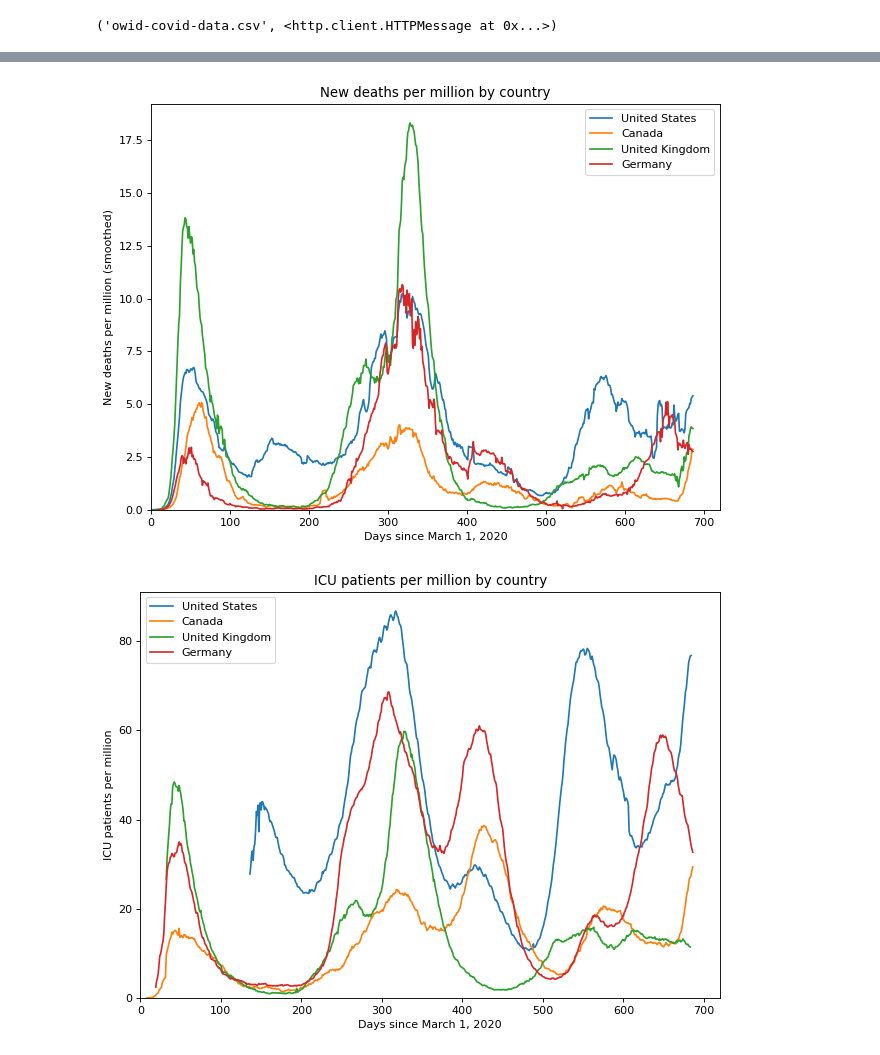
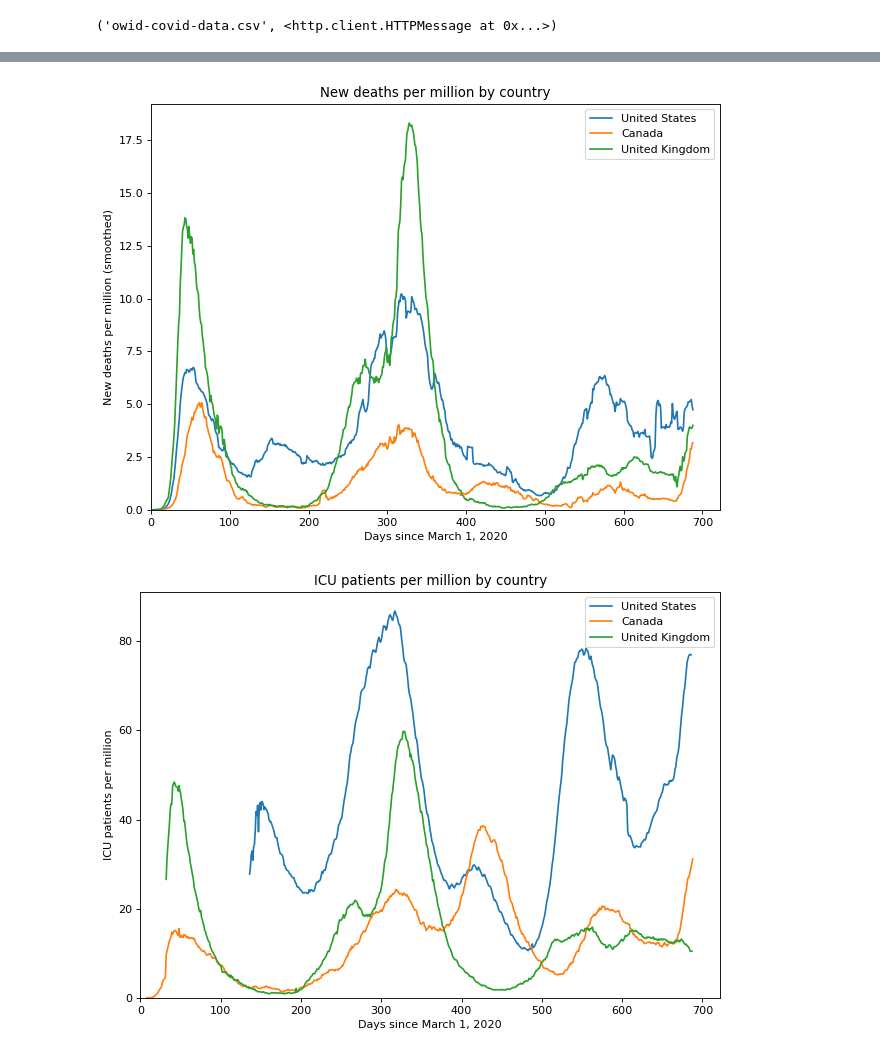
Before and after one commit to jan-anawilo/covid_data_plotter, a Jupyter notebook: covid_stats.ipynb, the cells around one changed output, grey strips where cells are left out. Drawn from its saved outputs; the diff is of its cells as text; code cells hidden in the pictures.

Commit message:
Updated plots for 1/19/2022

```diff
--- a/covid_stats.ipynb
+++ b/covid_stats.ipynb
@@ -55,7 +55,7 @@ label_dict = {
 }
 # %%
 # define which countries you want the metrics plotted for
-country_list = ["United States", "Canada", "United Kingdom", "Germany"]
+country_list = ["United States", "Canada", "United Kingdom"]
 
 # loop through each metric
 for key in label_dict:
@@ -66,2 +66,2 @@ for key in label_dict:
-[figure, old version]
+[figure, new version]
-[figure, old version]
+[figure, new version]
```
Also changed, not shown: parts of 1 cell of this notebook.
